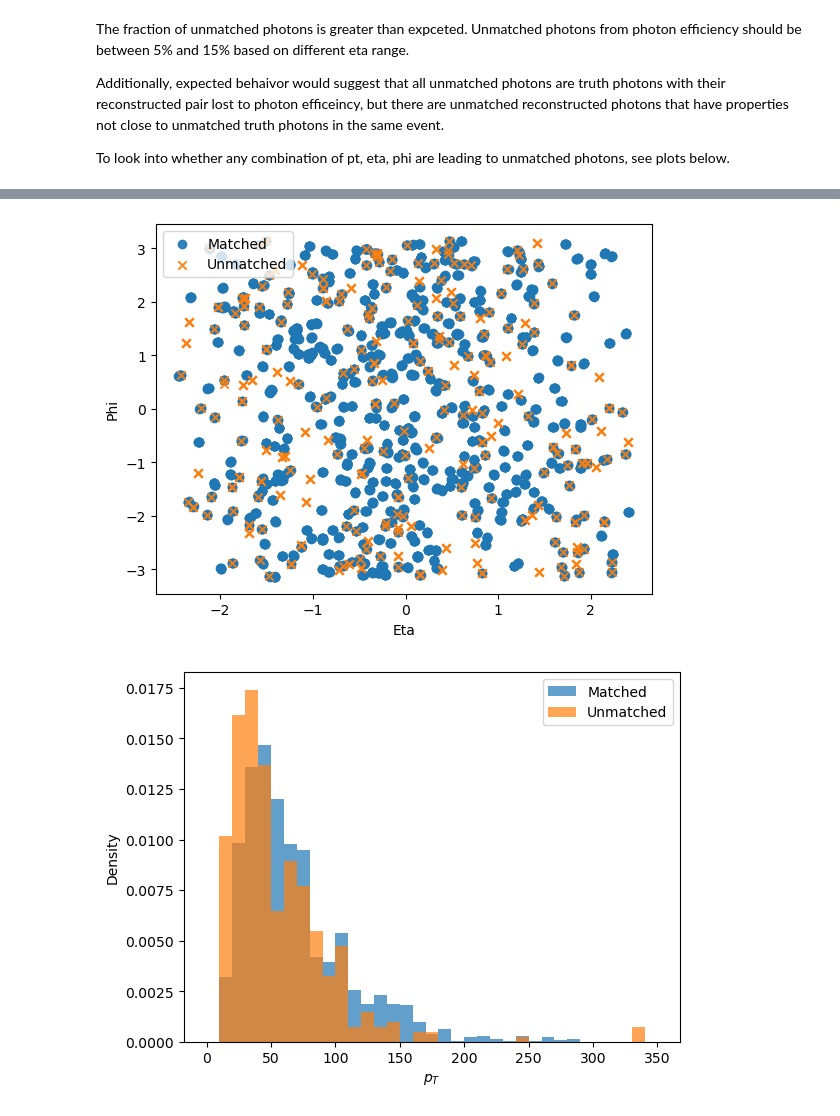
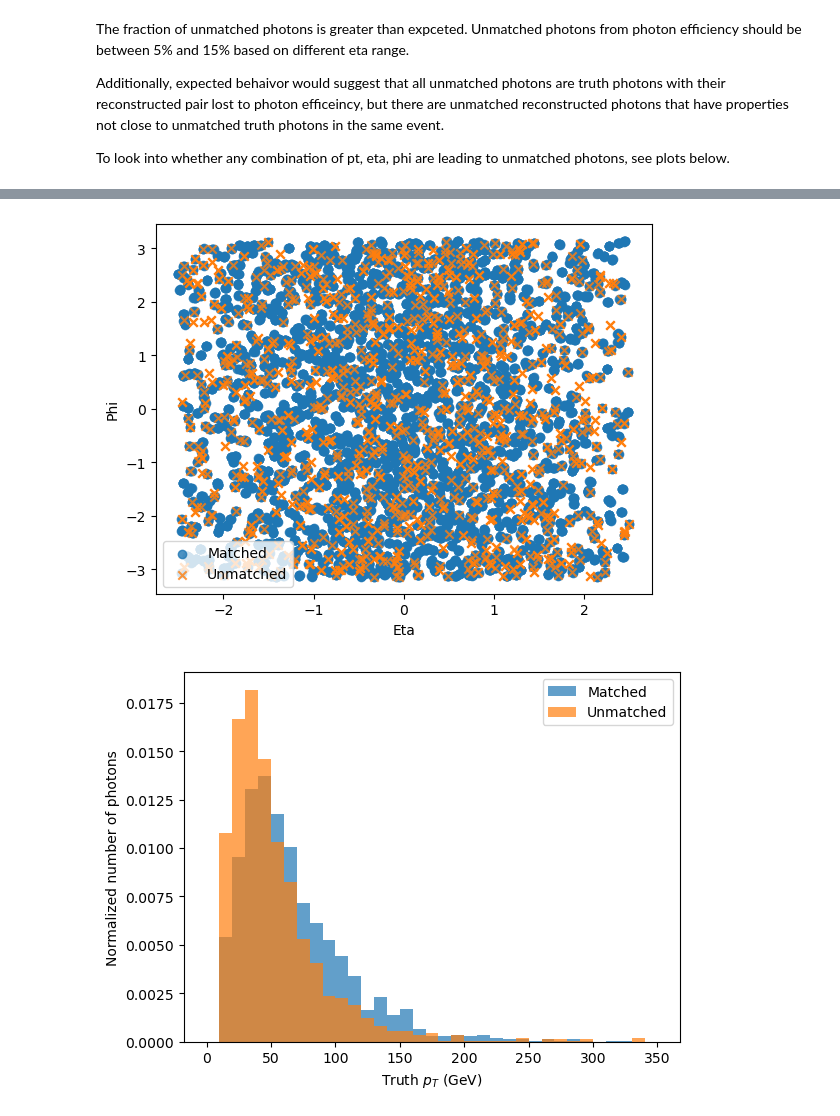
Before and after one commit to KalelChester/Displaced-Photon, a Jupyter notebook: photon_matching.ipynb, the cells around one changed output, grey strips where cells are left out. Saved outputs shown, nothing was run; the diff lists cells and outputs as text; code cells hidden in the pictures.

```diff
--- a/photon_matching.ipynb
+++ b/photon_matching.ipynb
@@ -31,4 +31,4 @@ DPHOTON_PID = 4900022
 PHOTON_PID = 22
 PHI_PID = 54
 
-EVENT_FILTER = 1000
+EVENT_FILTER = 4000
@@ -88,6 +40,7 @@ particle_dict = particle_df.AsNumpy([
     "Particle.PT",
     "Particle.Phi",
     "Particle.Eta",
+    "Particle.T",
     "Particle.PID",
     "Particle.fUniqueID",
     "Particle.D1",
@@ -110,6 +63,7 @@ particle_df = pd.DataFrame({
     "PT": particle_dict["Particle.PT"],
     "Phi": particle_dict["Particle.Phi"],
     "Eta": particle_dict["Particle.Eta"],
+    "T": particle_dict["Particle.T"],
     "PID": particle_dict["Particle.PID"],
     "UniqueID": particle_dict["Particle.fUniqueID"],  # keep for reference
     "D1": particle_dict["Particle.D1"],
@@ -122,7 +76,7 @@ particle_df = particle_df[(particle_df["event"] < EVENT_FILTER)]
 
 # Explode so each particle gets its own row
 particle_df = particle_df.explode([
-    "ParticleIndex", "PT", "Phi", "Eta", "PID", "UniqueID",
+    "ParticleIndex", "PT", "Phi", "Eta", "T", "PID", "UniqueID",
     "D1", "D2", "Status"
 ], ignore_index=True)
 
@@ -172,7 +169,0 @@ phi_df.head(2)
-# %%
-particle_df["phi_daughter"] = particle_df.apply(lambda row: phi_daughter(row, phi_df), axis=1)
-particle_df = particle_df[particle_df["phi_daughter"] == True]
-
-# Make particle df match reconstructed cutoffs
-particle_df = particle_df[(particle_df["PT"] > 10.0) & (particle_df["Eta"].abs() <= 2.5)]
-particle_df.head(3)
@@ -190,6 +185,7 @@ tpdf["event"] = np.concat((particle_df[tp_filter]["event"], df["event"]))
 tpdf["pt"] = np.concat((particle_df[tp_filter]["PT"], df["photon_pt"]))
 tpdf["eta"] = np.concat((particle_df[tp_filter]["Eta"], df["photon_eta"]))
 tpdf["phi"] = np.concat((particle_df[tp_filter]["Phi"], df["photon_phi"]))
+tpdf["t"] = np.concat((particle_df[tp_filter]["T"], df["photon_t"]))
 tpdf["truth"] = np.concat((np.ones(particle_df[tp_filter].shape[0], dtype=bool), np.zeros(df.shape[0], dtype=bool)))
 
 tpdf = tpdf.sort_values(by="event").reset_index(drop=True)
@@ -304,21 +338,21 @@ Name: count, dtype: int64
 # %%
-plt.scatter(matched_photons["eta"], matched_photons["phi"], marker="o", alpha=0.9, label="Matched")
-plt.scatter(unmatched_photons["eta"], unmatched_photons["phi"], marker="x", alpha=0.9, label="Unmatched")
+plt.scatter(matched_photons["eta"], matched_photons["phi"], marker="o", alpha=0.8, label="Matched")
+plt.scatter(unmatched_photons["eta"], unmatched_photons["phi"], marker="x", alpha=0.8, label="Unmatched")
 plt.xlabel("Eta")
 plt.ylabel("Phi")
 plt.legend()
 
 plt.savefig("truth_plots/unmatched_eta_phi.png")
 # %% [output]
-[figure, old version]
+[figure, new version]
 # %%
 plt.hist(matched_photons["pt"], bins=35, range=(0,350), alpha=0.7, label="Matched", density=True)
 plt.hist(unmatched_photons["pt"], bins=35, range=(0,350), alpha=0.7, label="Unmatched", density=True)
-plt.xlabel(r"$p_{T}$")
-plt.ylabel("Density")
+plt.xlabel(r"Truth $p_{T}$ (GeV)")
+plt.ylabel("Normalized number of photons")
 plt.legend()
 
 plt.savefig("truth_plots/unmatched_pt.png")
 # %% [output]
-[figure, old version]
+[figure, new version]
 # %% [markdown]
```
Also changed, not shown: parts of 14 cells of this notebook, 1 other file.
